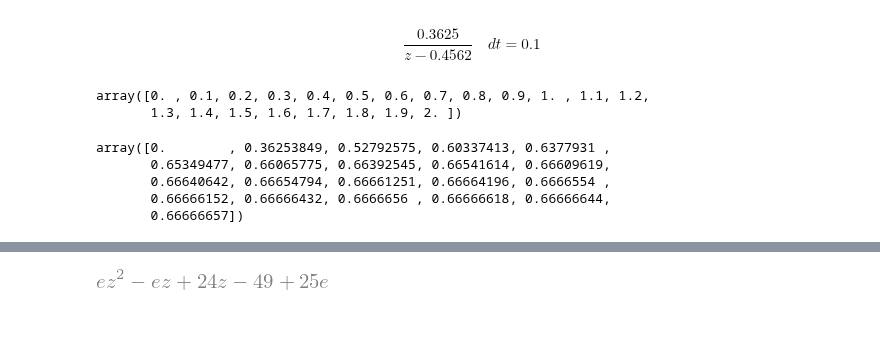
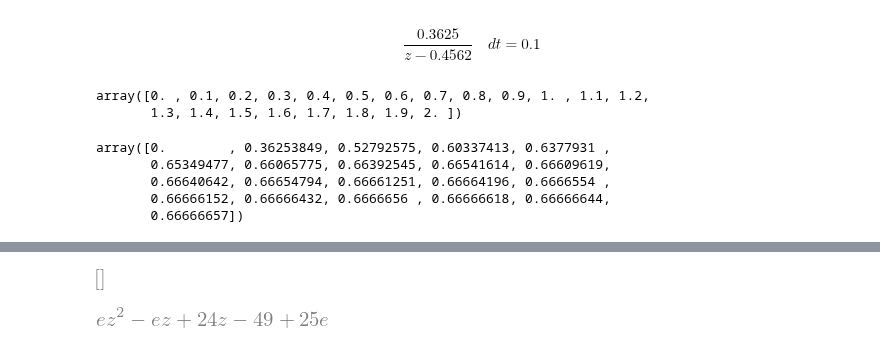
Before and after one commit to Hiago013/Ola-Mundo, a Jupyter notebook: ELT 331/lista3II.ipynb, the cells around one changed output, grey strips where cells are left out. Saved outputs shown, nothing was run; the diff lists cells and outputs as text; code cells hidden in the pictures; blank space fills up the shorter version.

```diff
--- a/ELT 331/lista3II.ipynb
+++ b/ELT 331/lista3II.ipynb
@@ -102,3 +105,10 @@ $$\frac{0.09516}{z - 0.8097}\quad dt = 0.1$$
+# %%
+from sympy import solve, var, N
+var('u')
+a =(u**2 - 2.01*u + 1) * u/(u-1)
+solve(u, a)
+# %% [output]
+[figure, added]
 # %%
 from sympy import var
 from sympy import solve
```
Also changed, not shown: parts of 3 cells of this notebook, 1 other file.
